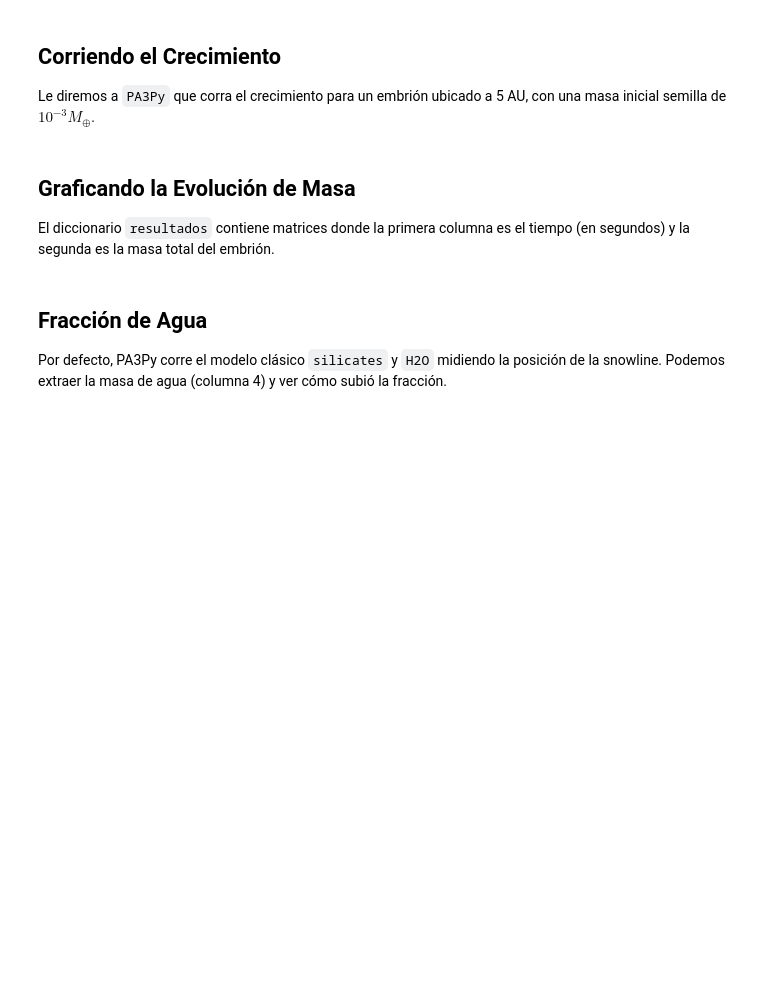
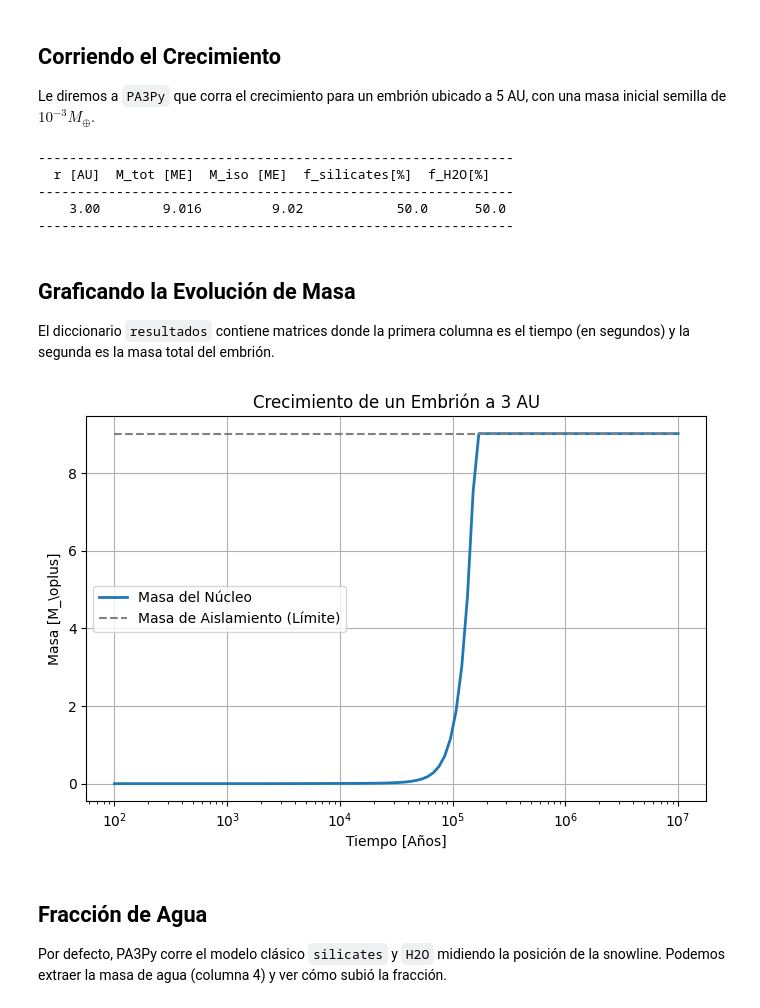
Before and after one commit to mmmaxii/PA3Py, a Jupyter notebook: docs/notebooks/01_Primeros_Pasos.ipynb, the cells around one changed output. Drawn from its saved outputs; the diff is of its cells as text; code cells hidden in the pictures; blank space fills up the shorter version.

```diff
--- a/docs/notebooks/01_Primeros_Pasos.ipynb
+++ b/docs/notebooks/01_Primeros_Pasos.ipynb
@@ -26,31 +28,41 @@ sim = PA3Py(data_path)
 Le diremos a `PA3Py` que corra el crecimiento para un embrión ubicado a 5 AU, con una masa inicial semilla de $10^{-3} M_\oplus$.
 # %%
 # Embriones a correr
-embriones = [5.0]
+embriones = [3.0]
 
 # Ejecutamos el módulo
 resultados = sim.run_growth(embriones, m_seed_me=1e-3)
+# %% [output]
+-------------------------------------------------------------
+  r [AU]  M_tot [ME]  M_iso [ME]  f_silicates[%]  f_H2O[%]
+-------------------------------------------------------------
+    3.00        9.016         9.02            50.0      50.0
+-------------------------------------------------------------
 # %% [markdown]
 ## Graficando la Evolución de Masa
 
 El diccionario `resultados` contiene matrices donde la primera columna es el tiempo (en segundos) y la segunda es la masa total del embrión.
 # %%
 # Extraemos los datos del embrión en 5 AU
-historia_5au = resultados[5.0]
+historia_3au = resultados[3.0]
 
-tiempo_años = historia_5au[:, 0] / (3.154e7)  # Convertir s a años
-masa_total = historia_5au[:, 1] / sim.engine.M_EARTH # Convertir a Masas Terrestres
-masa_iso = historia_5au[:, 2] / sim.engine.M_EARTH
+tiempo_años = historia_3au[:, 0] / (3.154e7)  # Convertir s a años
+masa_total = historia_3au[:, 1] / sim.engine.M_EARTH # Convertir a Masas Terrestres
+masa_iso = historia_3au[:, 2] / sim.engine.M_EARTH
+
 
 plt.figure(figsize=(8,5))
 plt.plot(tiempo_años, masa_total, lw=2, label="Masa del Núcleo")
 plt.plot(tiempo_años, masa_iso, '--', color='gray', label="Masa de Aislamiento (Límite)")
 plt.xlabel("Tiempo [Años]")
 plt.ylabel("Masa [M_\oplus]")
-plt.title("Crecimiento de un Embrión a 5 AU")
+plt.xscale("log")
+plt.title("Crecimiento de un Embrión a 3 AU")
 plt.legend()
 plt.grid(True)
 plt.show()
+# %% [output]
+[figure, added]
 # %% [markdown]
 ## Fracción de Agua
 
```
Also changed, not shown: parts of 2 cells of this notebook, 12 other files.
